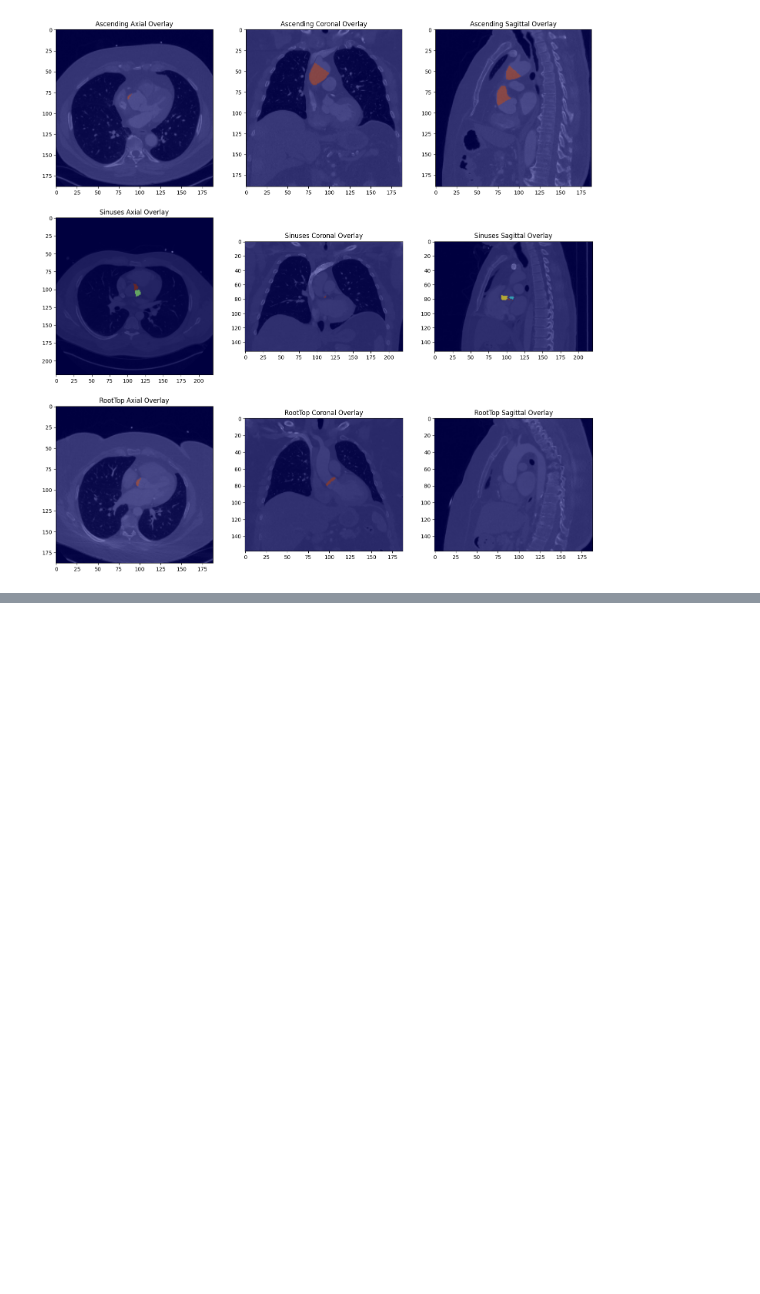
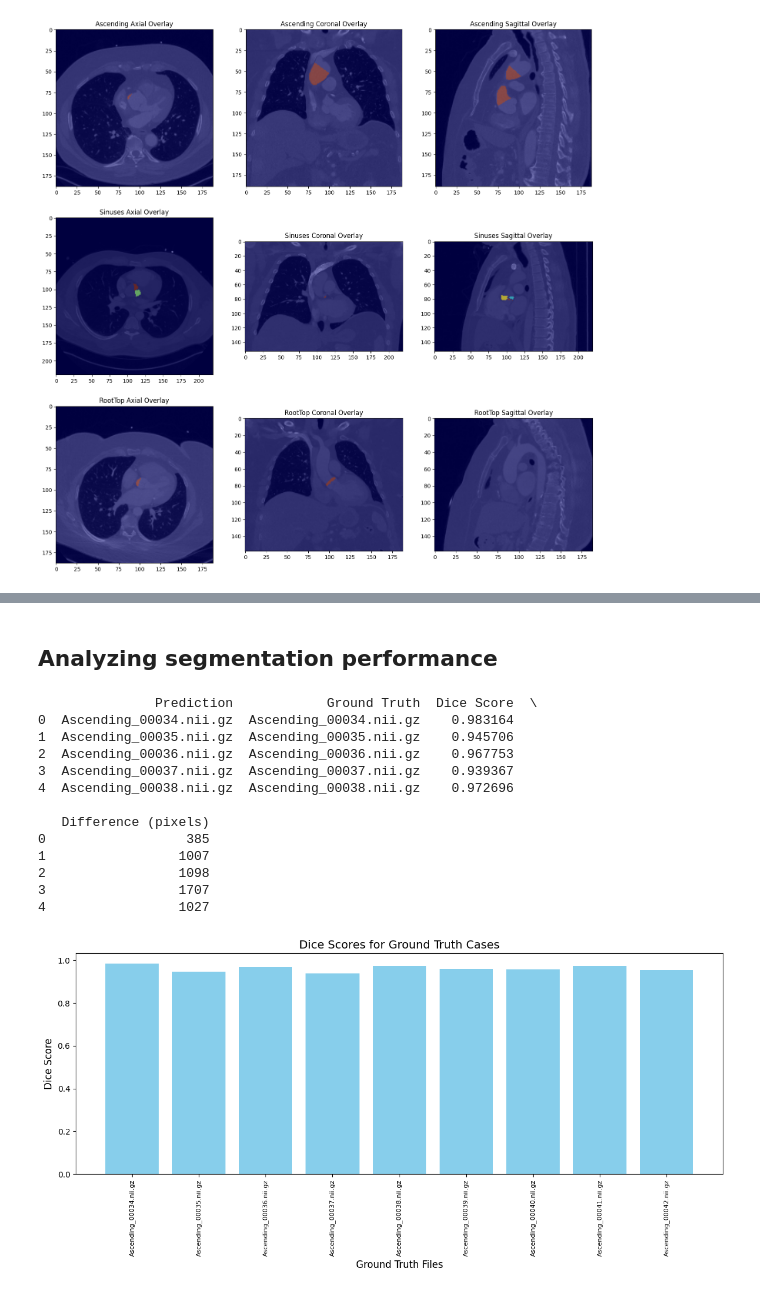
Before and after one commit to hongwei-cai/RapidAoV, a Jupyter notebook: Segmentation/segmentation.ipynb, the cells around one changed output, grey strips where cells are left out. Drawn from its saved outputs; the diff is of its cells as text; code cells hidden in the pictures; blank space fills up the shorter version.

Commit message:
complete segmentation

```diff
--- a/segmentation.ipynb
+++ b/Segmentation/segmentation.ipynb
@@ -581,0 +704,33 @@ Next, follow these steps to proceed:
+# %% [markdown]
+## Analyzing segmentation performance
+# %%
+# Load the CSV file into a DataFrame
+df = pd.read_csv(output_csv_path)
+
+# Display the first few rows of the DataFrame
+print(df.head())
+
+# Plot the Dice scores
+plt.figure(figsize=(12, 6))
+plt.bar(df["Ground Truth"], df["Dice Score"], color="skyblue")
+plt.xlabel("Ground Truth Files", fontsize=12)
+plt.ylabel("Dice Score", fontsize=12)
+plt.title("Dice Scores for Ground Truth Cases", fontsize=14)
+plt.xticks(rotation=90, fontsize=8)
+plt.tight_layout()
+plt.show()
+# %% [output]
+               Prediction            Ground Truth  Dice Score  \
+0  Ascending_00034.nii.gz  Ascending_00034.nii.gz    0.983164
+1  Ascending_00035.nii.gz  Ascending_00035.nii.gz    0.945706
+2  Ascending_00036.nii.gz  Ascending_00036.nii.gz    0.967753
+3  Ascending_00037.nii.gz  Ascending_00037.nii.gz    0.939367
+4  Ascending_00038.nii.gz  Ascending_00038.nii.gz    0.972696
+
+   Difference (pixels)
+0                  385
+1                 1007
+2                 1098
+3                 1707
+4                 1027
+[figure, added]
```
Also changed, not shown: parts of 8 cells of this notebook, 4 other files.
